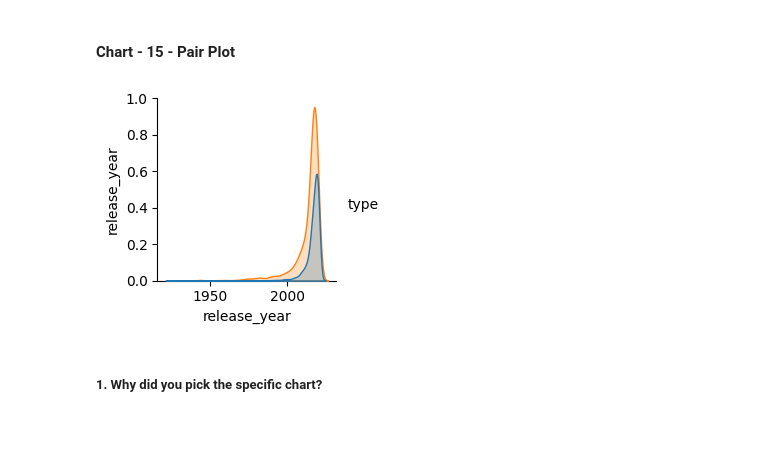
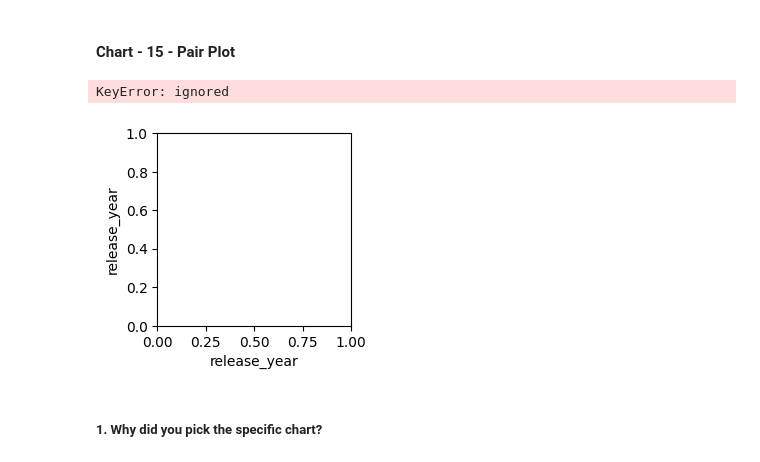
Before and after one commit to ajayd9558/Unsupervised_machine_Larning_project, a Jupyter notebook: Ajay_Netflix_Show_and_Movies_Clustering.ipynb, the cells around one changed output. Drawn from its saved outputs; the diff is of its cells as text; code cells hidden in the pictures; blank space fills up the shorter version.

```diff
--- a/Ajay_Netflix_Show_and_Movies_Clustering.ipynb
+++ b/Ajay_Netflix_Show_and_Movies_Clustering.ipynb
@@ -90,7 +90,7 @@ from sklearn.metrics import silhouette_samples, silhouette_score
 ### Dataset Loading
 # %%
 # Load Dataset
-data = pd.read_csv("/content/NETFLIX MOVIES AND TV SHOWS CLUSTERING.csv")
+df = pd.read_csv("/content/NETFLIX MOVIES AND TV SHOWS CLUSTERING.csv")
 # %% [markdown]
 ### Dataset First View
 # %%
@@ -195,10 +195,10 @@ Answer Here
 # %%
 # handaling missing values in dataset
 # drop null values of "date_added" column
-data=data.dropna(subset=['date_added'])
+df=df.dropna(subset=['date_added'])
 
 #Replacing null values with "NULL" in rest four columns
-data.fillna("NULL",inplace=True)
+df.fillna("NULL",inplace=True)
 # %% [output]
 A value is trying to be set on a copy of a slice from a DataFrame
 
@@ -284,20 +284,20 @@ dtype: int64
 # %%
 # Write your code to make your dataset analysis ready.
 # Print the first five rows of the dataset
-print(data.head())
+print(df.head())
 
 # Check for missing values
-print(data.isnull().sum())
+print(df.isnull().sum())
 
 # Fill missing values with the mean of the column
-df = data.fillna(data.mean())
+df = df.fillna(df.mean())
 
 # Check for duplicate rows
-print(data.duplicated().sum())
+print(df.duplicated().sum())
 
 
 # Print the shape of the cleaned dataset
-print(data.shape)
+print(df.shape)
 # %% [output]
   show_id     type  title           director  \
 0      s1  TV Show     3%               NULL
@@ -640,10 +645,10 @@ Index(['show_id', 'type', 'title', 'director', 'cast', 'country', 'date_added',
 # %%
 # Correlation Heatmap visualization code
 # Drop the unnecessary columns
-data = data.drop(['show_id', 'type', 'director', 'cast', 'country', 'date_added'], axis=1)
+df = df.drop(['show_id', 'type', 'director', 'cast', 'country', 'date_added'], axis=1)
 
 # Calculate the correlation matrix
-corr = data.corr()
+corr = df.corr()
 
 # Plot the correlation heatmap
 sns.heatmap(corr, annot=True, cmap='coolwarm')
@@ -663,12 +668,13 @@ Answer Here
 # %%
 # Pair Plot visualization code
 # Create a pair plot
-sns.pairplot(data, hue='type')
+sns.pairplot(df, hue='type')
 
 # Show the plot
 plt.show()
 # %% [output]
+KeyError: ignored
-[figure, old version]
+[figure, new version]
 # %% [markdown]
 ##### 1. Why did you pick the specific chart?
 # %% [markdown]
```
Also changed, not shown: parts of 38 cells of this notebook.
